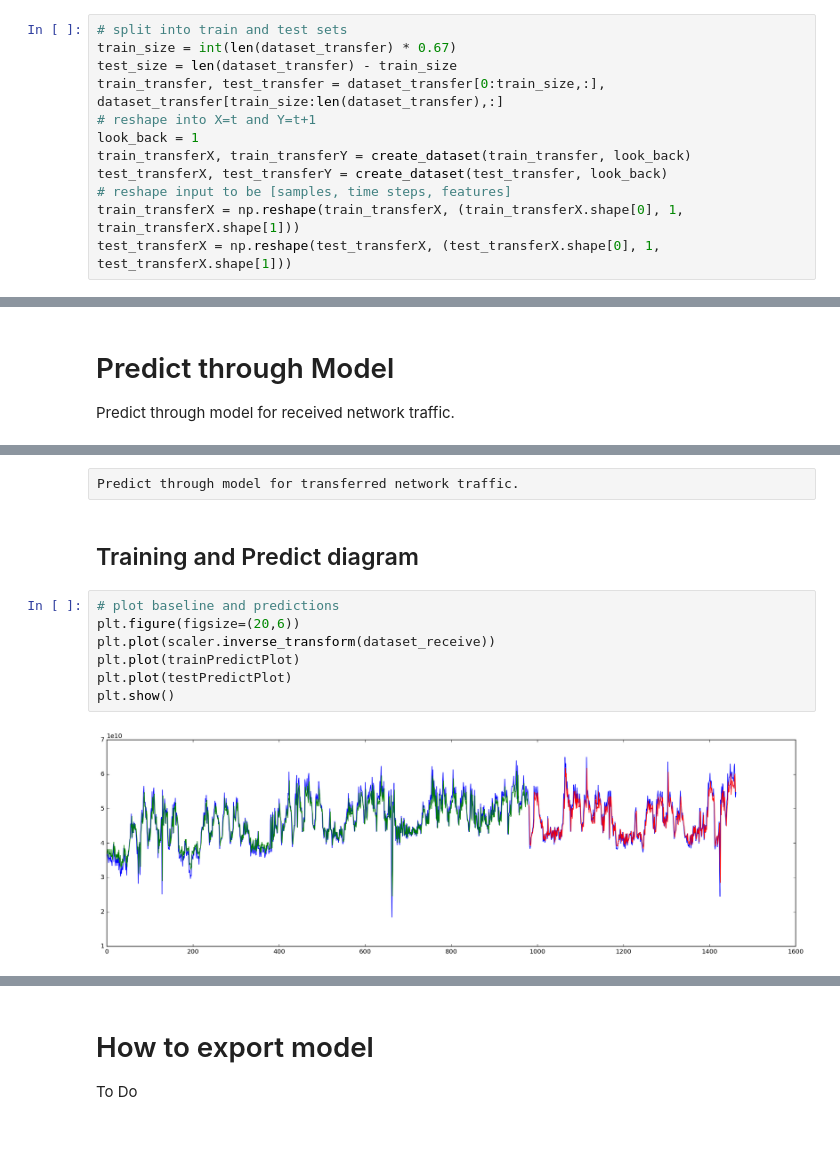
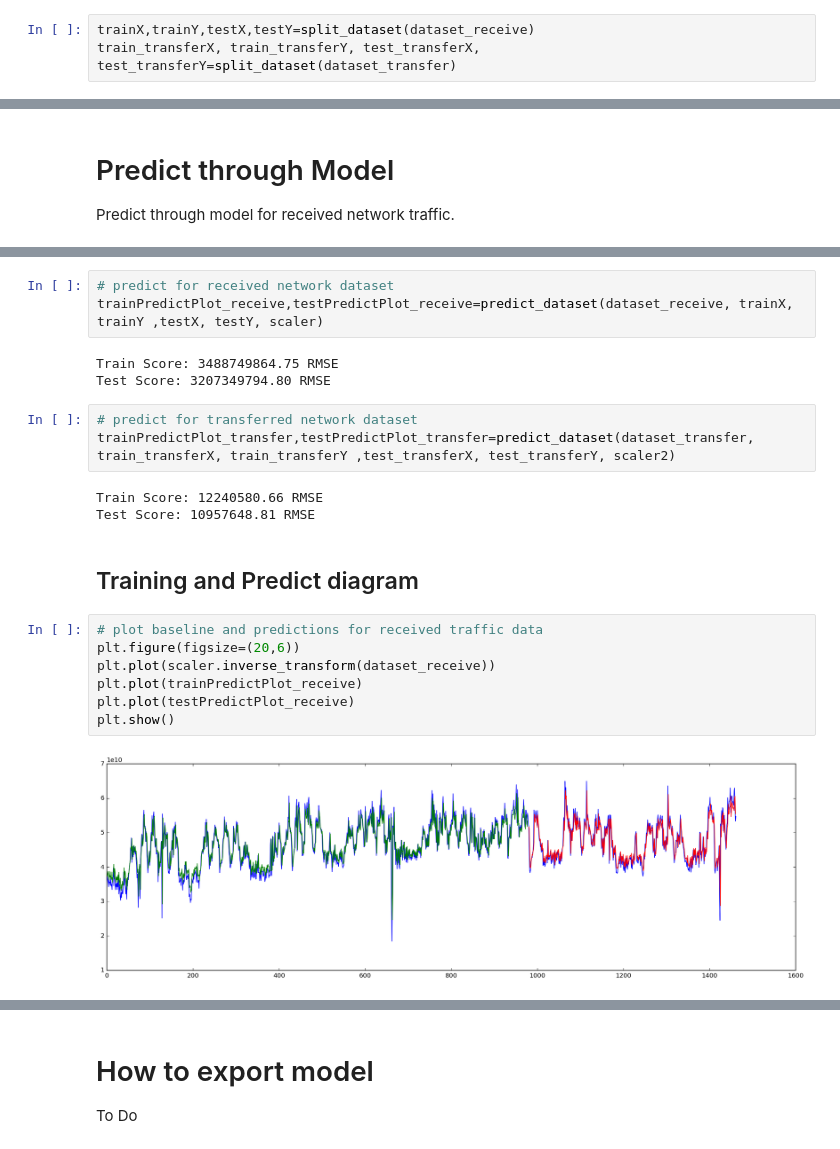
Before and after one commit to brianhu2006/network_traffic_prediction, a Jupyter notebook: netwwork_test.ipynb, the cells around one changed output, grey strips where cells are left out. Cells and saved outputs as stored; diff of their text form.

```diff
--- a/netwwork_test.ipynb
+++ b/netwwork_test.ipynb
@@ -248,15 +246,6 @@ Split data for the transferred network traffic dataset.
-# %%
-# split into train and test sets
-train_size = int(len(dataset_transfer) * 0.67)
-test_size = len(dataset_transfer) - train_size
-train_transfer, test_transfer = dataset_transfer[0:train_size,:], dataset_transfer[train_size:len(dataset_transfer),:]
-# reshape into X=t and Y=t+1
-look_back = 1
-train_transferX, train_transferY = create_dataset(train_transfer, look_back)
-test_transferX, test_transferY = create_dataset(test_transfer, look_back)
-# reshape input to be [samples, time steps, features]
-train_transferX = np.reshape(train_transferX, (train_transferX.shape[0], 1, train_transferX.shape[1]))
-test_transferX = np.reshape(test_transferX, (test_transferX.shape[0], 1, test_transferX.shape[1]))
+# %%
+trainX,trainY,testX,testY=split_dataset(dataset_receive)
+train_transferX, train_transferY, test_transferX, test_transferY=split_dataset(dataset_transfer)
 # %% [markdown]
 # Create Model
 In this section, 2 layer model will be created. First layer is lstm and second layer is fully connected layer.
@@ -367,13 +356,23 @@ Test Score: 3254699275.70 RMSE
-# %% [raw]
-Predict through model for transferred network traffic.
+# %%
+# predict for received network dataset
+trainPredictPlot_receive,testPredictPlot_receive=predict_dataset(dataset_receive, trainX, trainY ,testX, testY, scaler)
+# %% [output]
+Train Score: 3488749864.75 RMSE
+Test Score: 3207349794.80 RMSE
+# %%
+# predict for transferred network dataset
+trainPredictPlot_transfer,testPredictPlot_transfer=predict_dataset(dataset_transfer, train_transferX, train_transferY ,test_transferX, test_transferY, scaler2)
+# %% [output]
+Train Score: 12240580.66 RMSE
+Test Score: 10957648.81 RMSE
 # %% [markdown]
 ## Training and Predict diagram
 # %%
-# plot baseline and predictions
+# plot baseline and predictions for received traffic data
 plt.figure(figsize=(20,6))
 plt.plot(scaler.inverse_transform(dataset_receive))
-plt.plot(trainPredictPlot)
-plt.plot(testPredictPlot)
+plt.plot(trainPredictPlot_receive)
+plt.plot(testPredictPlot_receive)
 plt.show()
 # %% [output]
-[figure, old version]
+[figure, new version]
```
Also changed, not shown: parts of 7 cells of this notebook.
